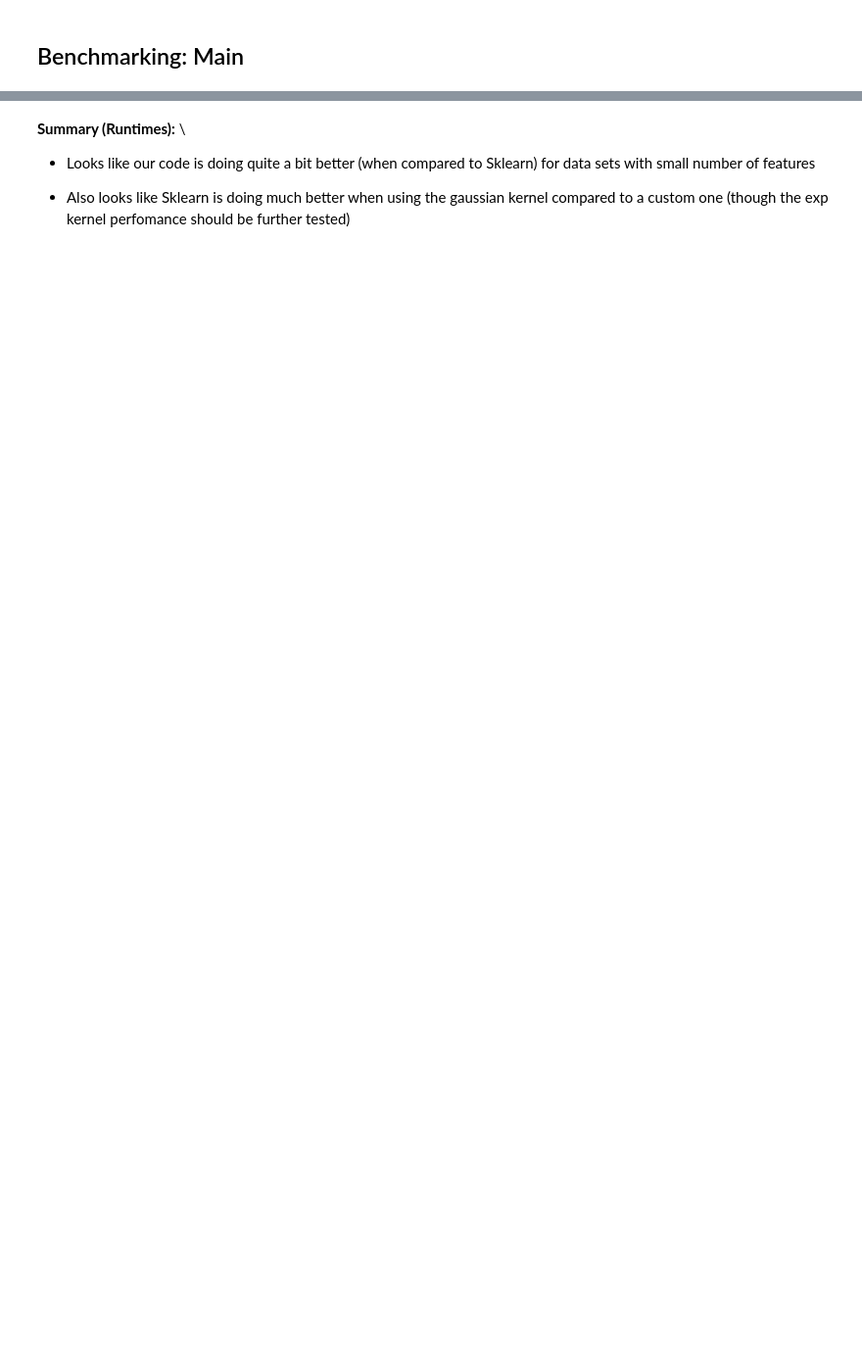
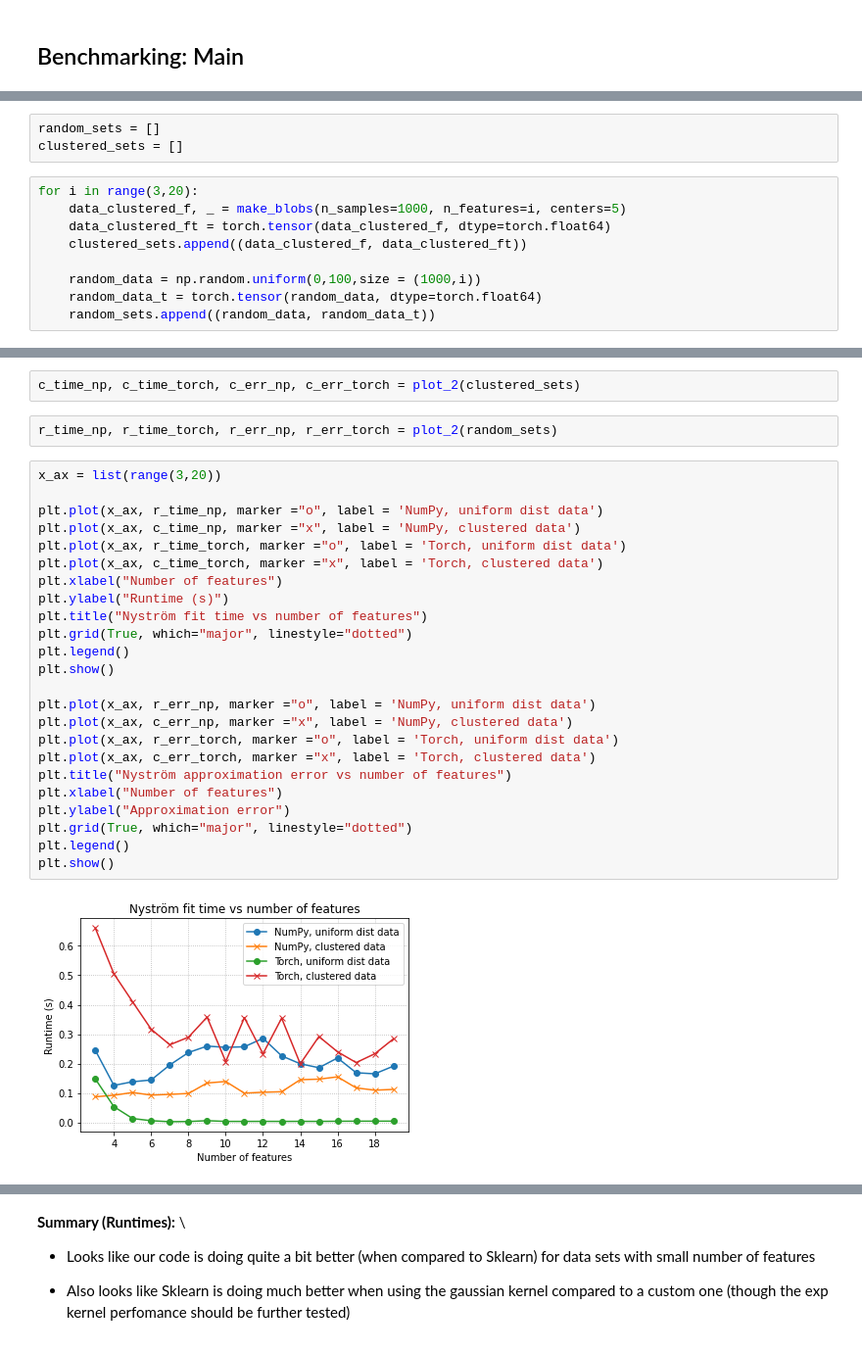
Before and after one commit to huddyyeo/keops_project, a Jupyter notebook: Nystrom_work/Nystrom_benchmarking.ipynb, the cells around one changed output, grey strips where cells are left out. Shown at 98% size. Saved outputs shown, nothing was run; the diff lists cells and outputs as text; blank space fills up the shorter version.

```diff
--- a/Nystrom_work/Nystrom_benchmarking.ipynb
+++ b/Nystrom_work/Nystrom_benchmarking.ipynb
@@ -103,0 +233,12 @@ MNIST = MNIST_t.numpy()
+# %%
+random_sets = []
+clustered_sets = []
+# %%
+for i in range(3,20):
+    data_clustered_f, _ = make_blobs(n_samples=1000, n_features=i, centers=5)
+    data_clustered_ft = torch.tensor(data_clustered_f, dtype=torch.float64)
+    clustered_sets.append((data_clustered_f, data_clustered_ft))
+
+    random_data = np.random.uniform(0,100,size = (1000,i))
+    random_data_t = torch.tensor(random_data, dtype=torch.float64)
+    random_sets.append((random_data, random_data_t))
@@ -103,0 +279,30 @@ MNIST = MNIST_t.numpy()
+# %%
+c_time_np, c_time_torch, c_err_np, c_err_torch = plot_2(clustered_sets)
+# %%
+r_time_np, r_time_torch, r_err_np, r_err_torch = plot_2(random_sets)
+# %%
+x_ax = list(range(3,20))
+
+plt.plot(x_ax, r_time_np, marker ="o", label = 'NumPy, uniform dist data')
+plt.plot(x_ax, c_time_np, marker ="x", label = 'NumPy, clustered data')
+plt.plot(x_ax, r_time_torch, marker ="o", label = 'Torch, uniform dist data')
+plt.plot(x_ax, c_time_torch, marker ="x", label = 'Torch, clustered data')
+plt.xlabel("Number of features")
+plt.ylabel("Runtime (s)")
+plt.title("Nyström fit time vs number of features")
+plt.grid(True, which="major", linestyle="dotted")
+plt.legend()
+plt.show()
+
+plt.plot(x_ax, r_err_np, marker ="o", label = 'NumPy, uniform dist data')
+plt.plot(x_ax, c_err_np, marker ="x", label = 'NumPy, clustered data')
+plt.plot(x_ax, r_err_torch, marker ="o", label = 'Torch, uniform dist data')
+plt.plot(x_ax, c_err_torch, marker ="x", label = 'Torch, clustered data')
+plt.title("Nyström approximation error vs number of features")
+plt.xlabel("Number of features")
+plt.ylabel("Approximation error")
+plt.grid(True, which="major", linestyle="dotted")
+plt.legend()
+plt.show()
+# %% [output]
+[figure, added]
```
Also changed, not shown: parts of 53 cells of this notebook.
